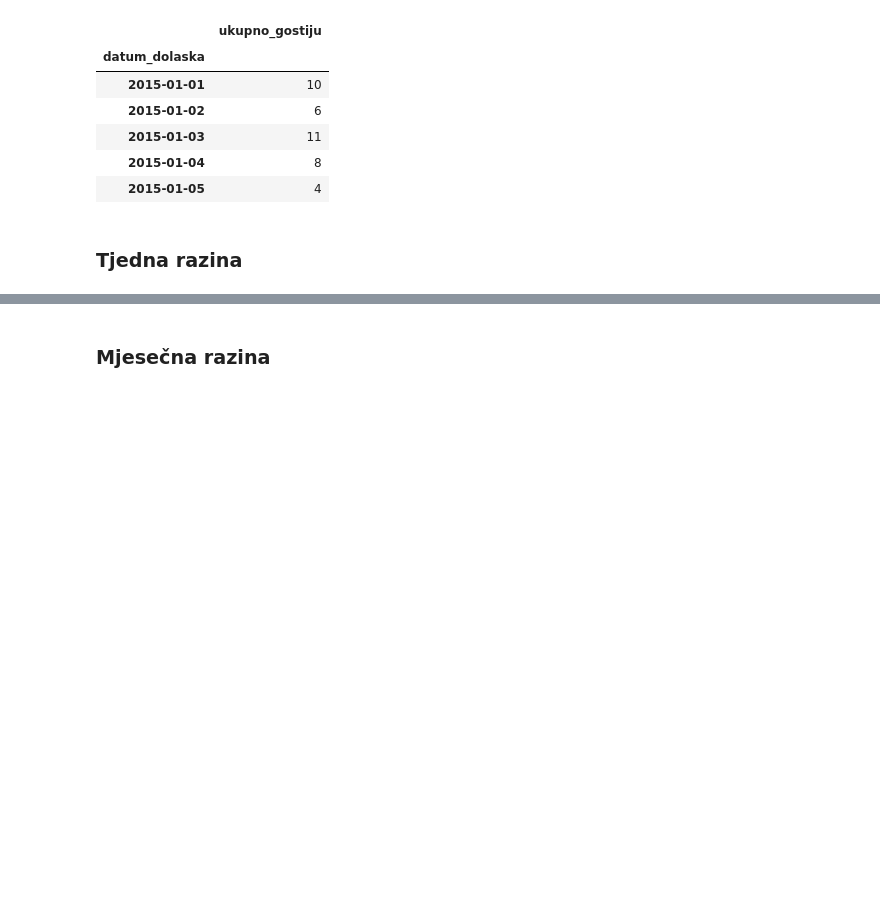
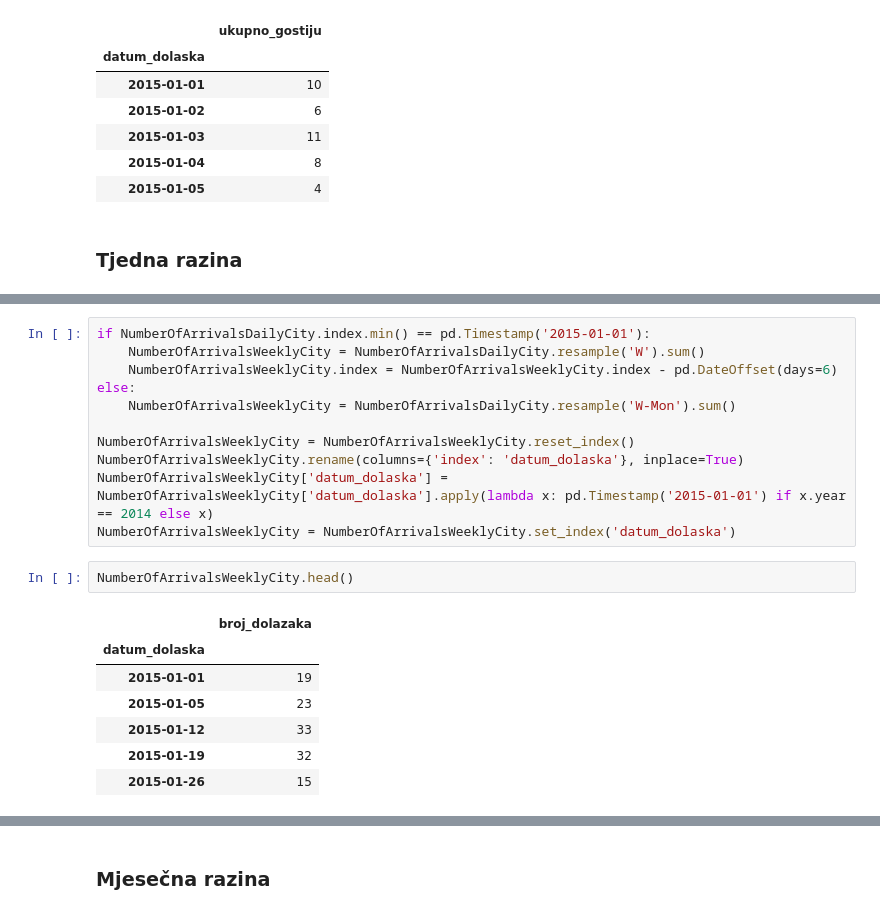
Before and after one commit to MarkoHaralovic/Prediction-of-Hotel-Occupancy, a Jupyter notebook: prediction-of-hotel-occupancy/notebooks/data_preprocessing.ipynb, the cells around one changed output, grey strips where cells are left out. Cells and saved outputs as stored; diff of their text form; blank space fills up the shorter version.

```diff
--- a/prediction-of-hotel-occupancy/notebooks/data_preprocessing.ipynb
+++ b/prediction-of-hotel-occupancy/notebooks/data_preprocessing.ipynb
@@ -205,0 +212,21 @@ NumberOfNewGuestsWeeklyCity = NumberOfNewGuestsDailyCity.resample('W').sum()
+# %%
+if NumberOfArrivalsDailyCity.index.min() == pd.Timestamp('2015-01-01'):
+    NumberOfArrivalsWeeklyCity = NumberOfArrivalsDailyCity.resample('W').sum()
+    NumberOfArrivalsWeeklyCity.index = NumberOfArrivalsWeeklyCity.index - pd.DateOffset(days=6)
+else:
+    NumberOfArrivalsWeeklyCity = NumberOfArrivalsDailyCity.resample('W-Mon').sum()
+
+NumberOfArrivalsWeeklyCity = NumberOfArrivalsWeeklyCity.reset_index()
+NumberOfArrivalsWeeklyCity.rename(columns={'index': 'datum_dolaska'}, inplace=True)
+NumberOfArrivalsWeeklyCity['datum_dolaska'] = NumberOfArrivalsWeeklyCity['datum_dolaska'].apply(lambda x: pd.Timestamp('2015-01-01') if x.year == 2014 else x)
+NumberOfArrivalsWeeklyCity = NumberOfArrivalsWeeklyCity.set_index('datum_dolaska')
+# %%
+NumberOfArrivalsWeeklyCity.head()
+# %% [output]
+|  | broj_dolazaka |
+| datum_dolaska |  |
+| 2015-01-01 | 19 |
+| 2015-01-05 | 23 |
+| 2015-01-12 | 33 |
+| 2015-01-19 | 32 |
+| 2015-01-26 | 15 |
```
Also changed, not shown: parts of 40 cells of this notebook, 16 other files.
